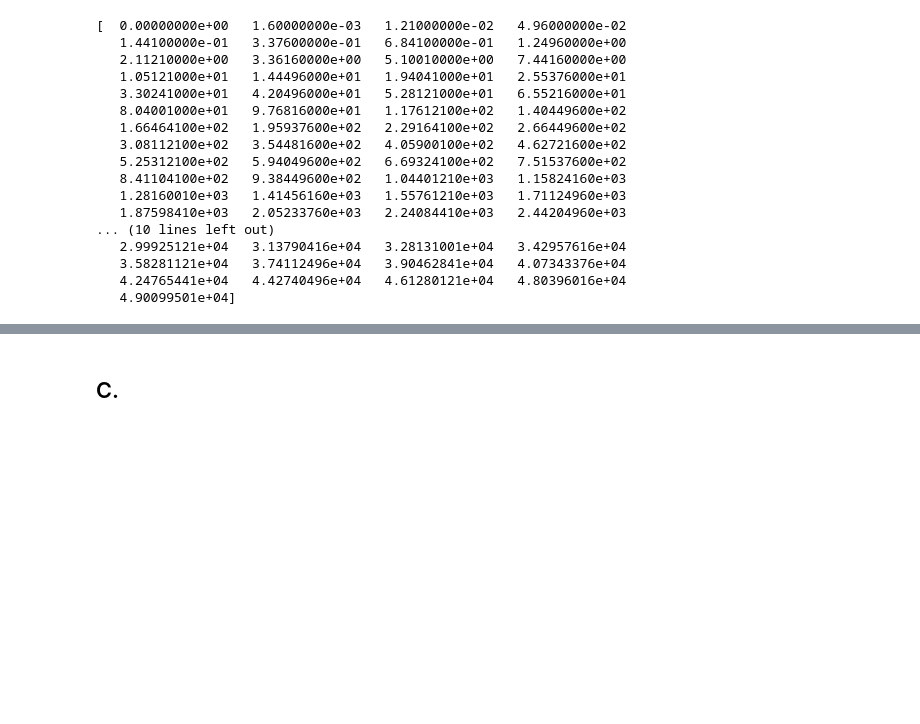
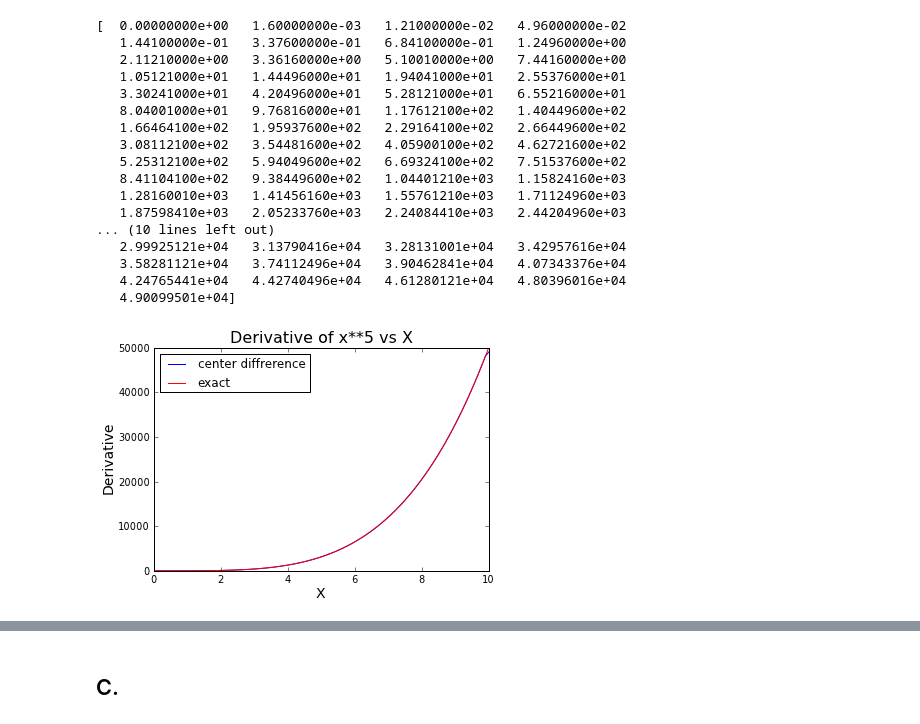
Before and after one commit to ewjohnst/PHYS202-S13, a Jupyter notebook: Week4/InterpAndDiffEx3.ipynb, the cells around one changed output, grey strips where cells are left out. Saved outputs shown, nothing was run; the diff lists cells and outputs as text; code cells hidden in the pictures; blank space fills up the shorter version.

Commit message:
Got up to number 4 finished, stuck on fourPtDifference

```diff
--- a/Week4/InterpAndDiffEx3.ipynb
+++ b/Week4/InterpAndDiffEx3.ipynb
@@ -139,3 +143,16 @@ print finiteDifference(x,y)
    3.58281121e+04   3.74112496e+04   3.90462841e+04   4.07343376e+04
    4.24765441e+04   4.42740496e+04   4.61280121e+04   4.80396016e+04
    4.90099501e+04]
+# %%
+x = arange(0.,10.01,0.1)
+y = x**5
+dydxExact = 5*x**4
+plot(x,finiteDifference(x,y),label='center diffrerence', color='blue')
+plot(x,dydxExact,label='exact', color='red')
+legend(loc='upper left')
+xlabel('X', fontsize = 14)
+ylabel('Derivative', fontsize = 14)
+title('Derivative of x**5 vs X', fontsize = 16)
+show()
+# %% [output]
+[figure, added]
```
Also changed, not shown: parts of 17 cells of this notebook.
